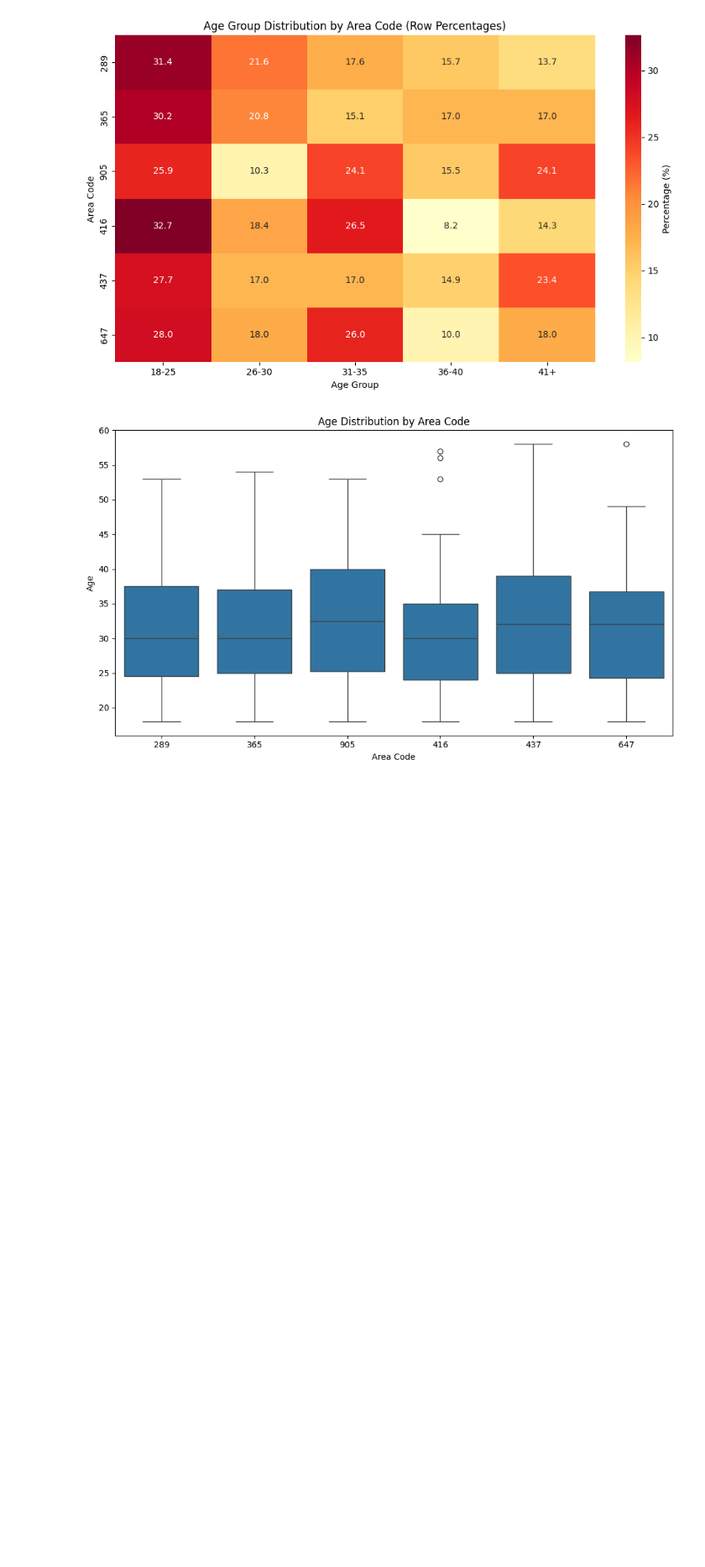
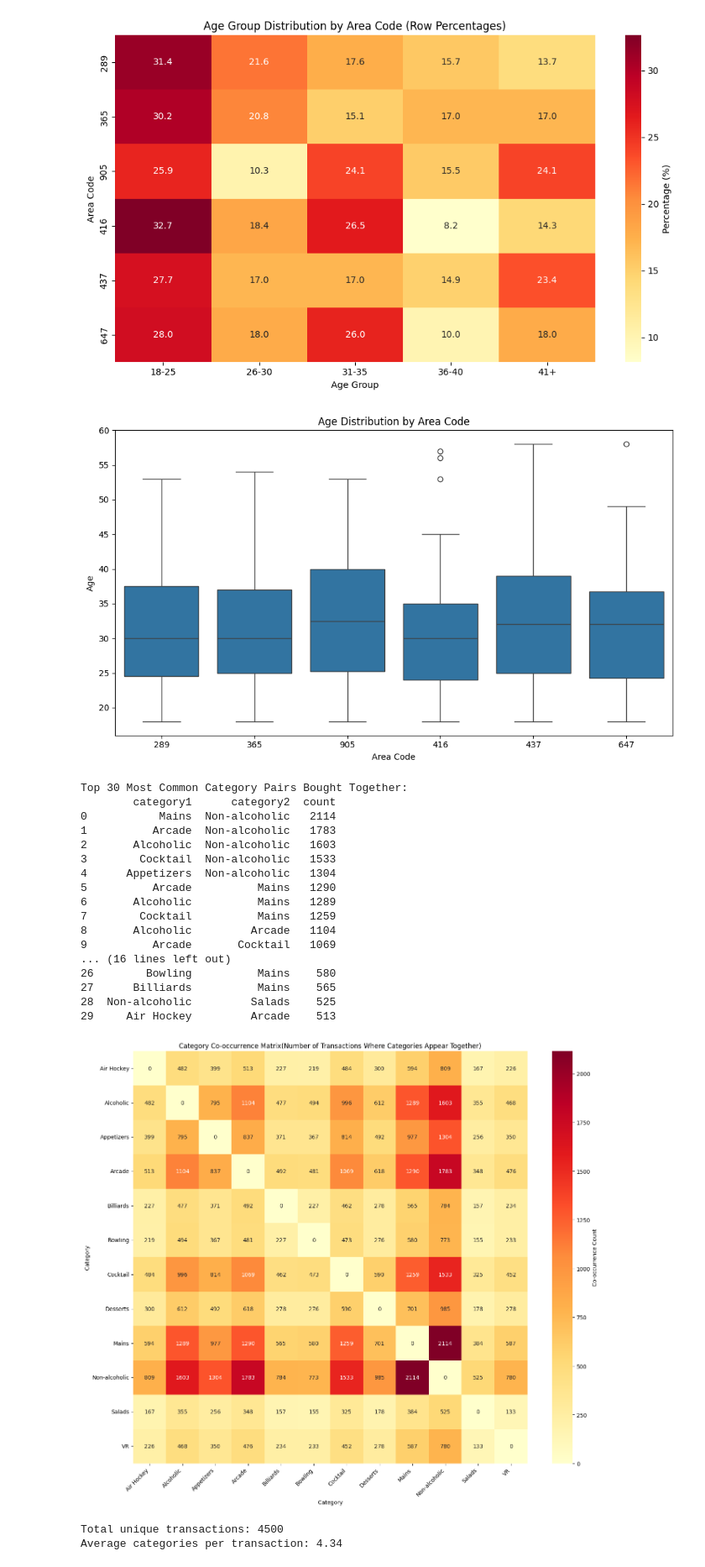
Before and after one commit to ringrongree/calian-casecomp, a Jupyter notebook: data_processing.ipynb, the cells around one changed output. Shown at 84% size. Drawn from its saved outputs; the diff is of its cells as text; code cells hidden in the pictures; blank space fills up the shorter version.

```diff
--- a/data_processing.ipynb
+++ b/data_processing.ipynb
@@ -1135,3 +1334,76 @@ plt.tight_layout()
 plt.show()
 # %% [output]
 [figure]
+# %%
+# User Behavior Analysis: Category Co-occurrence
+# Analyze which categories are most commonly bought together
+
+# Get unique categories per transaction
+transaction_categories = order_details.groupby('transaction_id')['category'].apply(set).reset_index()
+transaction_categories.columns = ['transaction_id', 'categories']
+
+# Count co-occurrences of category pairs
+from itertools import combinations
+from collections import Counter
+
+category_pairs = []
+for categories in transaction_categories['categories']:
+    # Get all pairs of categories in this transaction
+    if len(categories) > 1:
+        for pair in combinations(sorted(categories), 2):
+            category_pairs.append(pair)
+
+# Count frequency of each pair
+pair_counts = Counter(category_pairs)
+
+# Convert to DataFrame for better visualization
+pair_df = pd.DataFrame([
+    {'category1': pair[0], 'category2': pair[1], 'count': count}
+    for pair, count in pair_counts.most_common(30)
+])
+
+print("Top 30 Most Common Category Pairs Bought Together:")
+print(pair_df.head(30))
+
+# Create a matrix for visualization
+categories_list = sorted(set(order_details['category'].unique()))
+cooccurrence_matrix = pd.DataFrame(0, index=categories_list, columns=categories_list)
+
+for pair, count in pair_counts.items():
+    cooccurrence_matrix.loc[pair[0], pair[1]] = count
+    cooccurrence_matrix.loc[pair[1], pair[0]] = count  # Make symmetric
+
+# Heatmap of category co-occurrence
+plt.figure(figsize=(14, 12))
+sns.heatmap(cooccurrence_matrix, annot=True, fmt='d', cmap='YlOrRd', cbar_kws={'label': 'Co-occurrence Count'})
+plt.title('Category Co-occurrence Matrix(Number of Transactions Where Categories Appear Together)')
+plt.xlabel('Category')
+plt.ylabel('Category')
+plt.xticks(rotation=45, ha='right')
+plt.yticks(rotation=0)
+plt.tight_layout()
+plt.show()
+
+print(f"Total unique transactions: {len(transaction_categories)}")
+print(f"Average categories per transaction: {transaction_categories['categories'].apply(len).mean():.2f}")
+# %% [output]
+Top 30 Most Common Category Pairs Bought Together:
+        category1      category2  count
+0           Mains  Non-alcoholic   2114
+1          Arcade  Non-alcoholic   1783
+2       Alcoholic  Non-alcoholic   1603
+3        Cocktail  Non-alcoholic   1533
+4      Appetizers  Non-alcoholic   1304
+5          Arcade          Mains   1290
+6       Alcoholic          Mains   1289
+7        Cocktail          Mains   1259
+8       Alcoholic         Arcade   1104
+9          Arcade       Cocktail   1069
+... (16 lines left out)
+26        Bowling          Mains    580
+27      Billiards          Mains    565
+28  Non-alcoholic         Salads    525
+29     Air Hockey         Arcade    513
+[figure, added]
+Total unique transactions: 4500
+Average categories per transaction: 4.34
```
Also changed, not shown: parts of 10 cells of this notebook.
